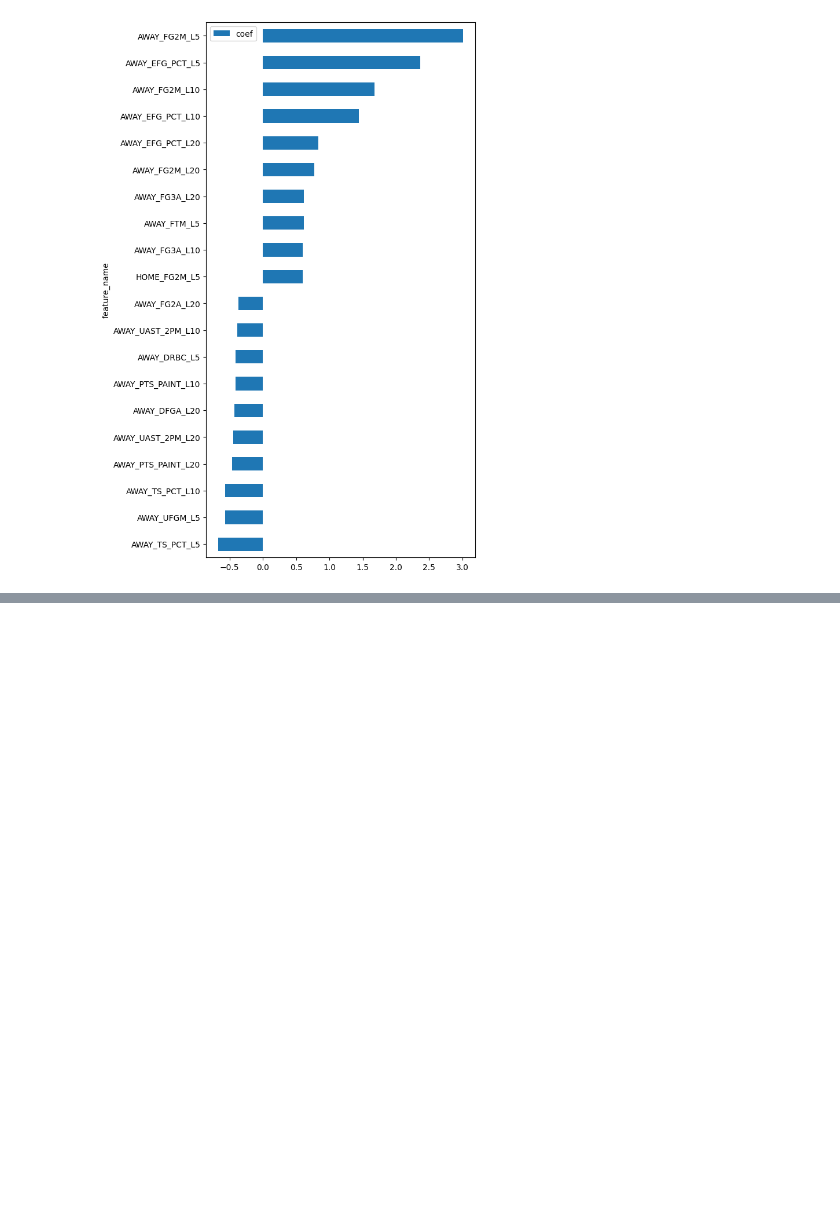
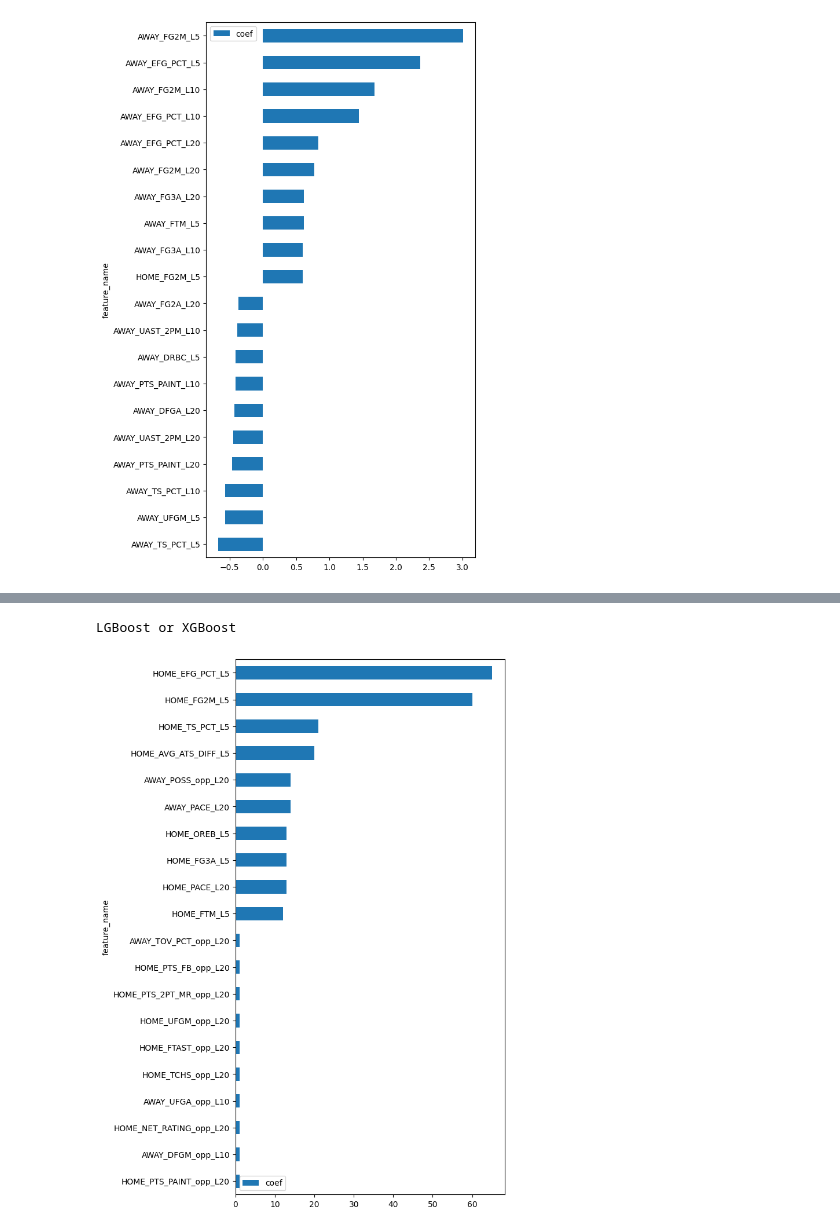
Before and after one commit to jnish23/NBA_Model_V2, a Jupyter notebook: notebooks/model_feature_analysis.ipynb, the cells around one changed output, grey strips where cells are left out. Drawn from its saved outputs; the diff is of its cells as text; code cells hidden in the pictures; blank space fills up the shorter version.

Commit message:
retrain LGBRegressor model removing features that are clear linear combinations of other features

```diff
--- a/notebooks/model_feature_analysis.ipynb
+++ b/notebooks/model_feature_analysis.ipynb
@@ -62,3 +64,8 @@ filename = 'SGDRegressor_ScorePredictor.sav'
 model_location = Path.home().joinpath('NBA_model_v1', 'models', filename)
 
 best_sgd_reg = joblib.load(model_location)
+# %%
+filename = 'LGBRegressor.sav'
+model_location = Path.home().joinpath('NBA_model_v1', 'models', filename)
+
+best_lgb_reg = joblib.load(model_location)
@@ -94,0 +109,5 @@ sgd_coef_df.sort_values('coef', ascending=False)
+# %%
+lgb_coef_df = view_model_coefs(best_lgb_reg.estimators_[0], X_train)
+# %% [output]
+LGBoost or XGBoost
+[figure, added]
```
Also changed, not shown: parts of 4 cells of this notebook, 4 other files.
